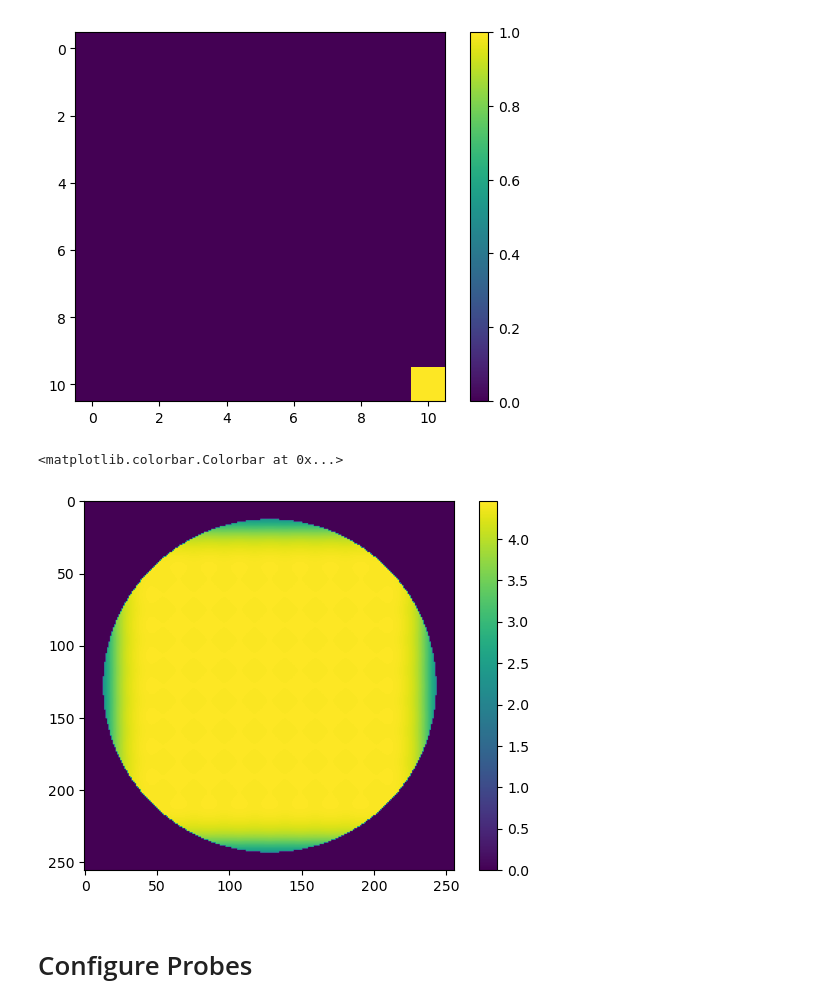
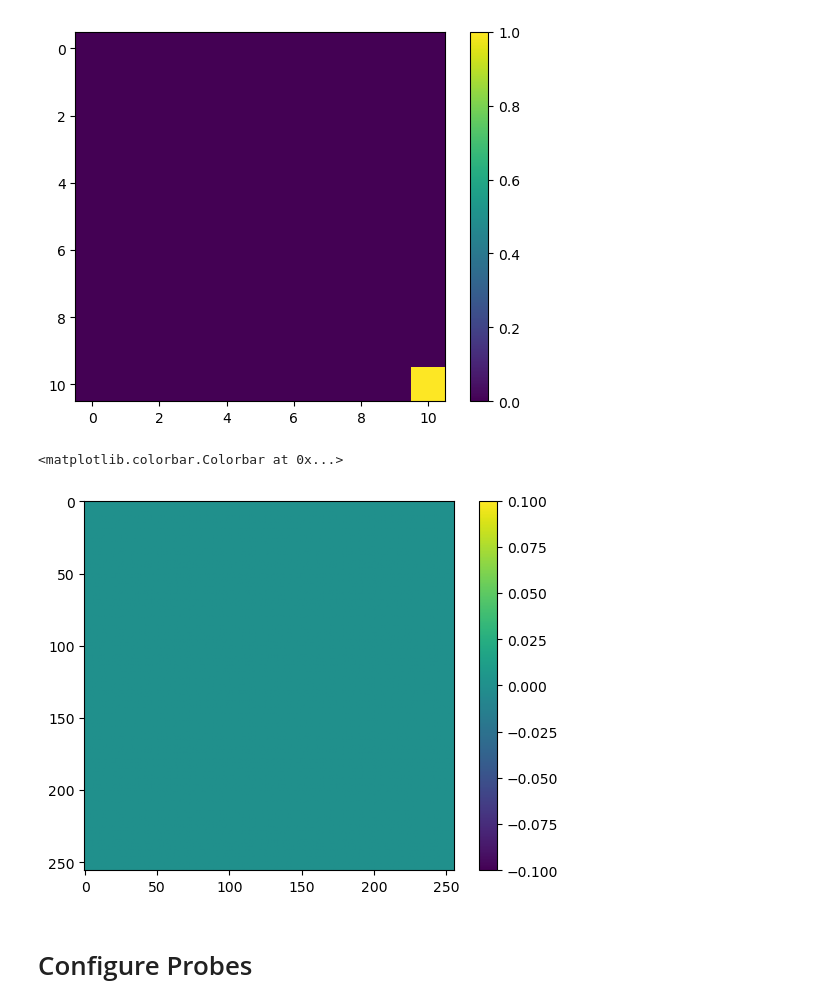
Before and after one commit to Jashcraf/poi, a Jupyter notebook: demo_keck_iefc.ipynb, the cells around one changed output. Cells and saved outputs as stored; diff of their text form; code cells hidden in the pictures.

```diff
--- a/demo_keck_iefc.ipynb
+++ b/demo_keck_iefc.ipynb
@@ -173,12 +174,12 @@ plt.colorbar()
 <matplotlib.colorbar.Colorbar at 0x...>
 [figure]
 # %%
-dm.actuators[:] = 1 # probe2 #modes[-1]
+dm.actuators[:] = 0 # probe2 #modes[-1]
 plt.imshow(dm.render() * A)
 plt.colorbar()
 # %% [output]
 <matplotlib.colorbar.Colorbar at 0x...>
-[figure, old version]
+[figure, new version]
 # %% [markdown]
 # Configure Probes
 # %%
```
Also changed, not shown: parts of 17 cells of this notebook, 2 other files.
